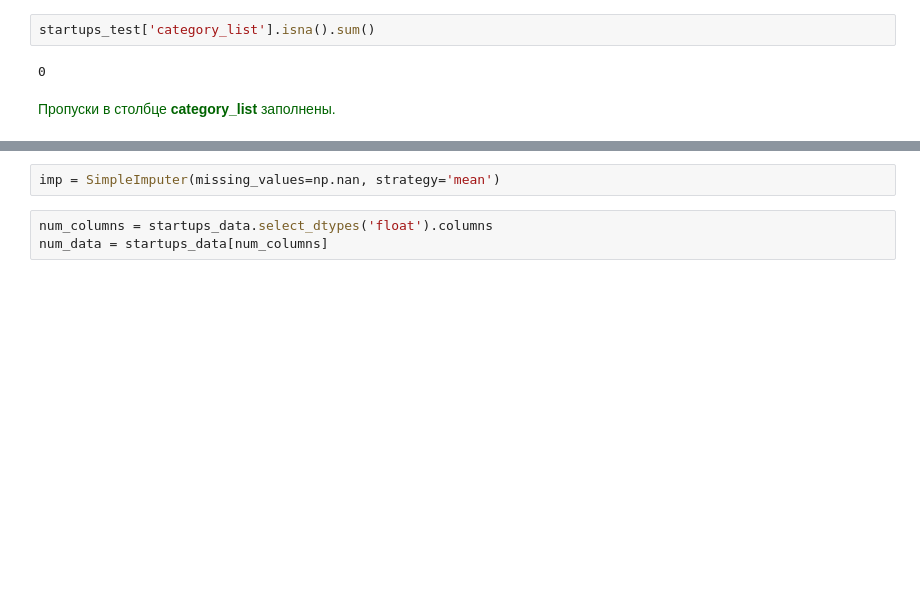
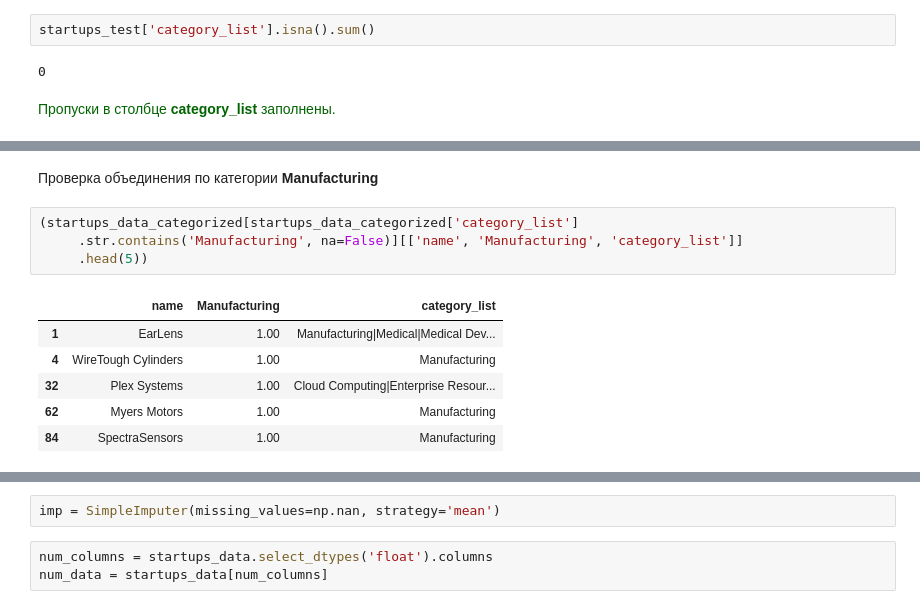
Before and after one commit to andrew-tvorogov/practicum_masterskaya_1, a Jupyter notebook: practicum_startups.ipynb, the cells around one changed output, grey strips where cells are left out. Drawn from its saved outputs; the diff is of its cells as text; blank space fills up the shorter version.

```diff
--- a/practicum_startups.ipynb
+++ b/practicum_startups.ipynb
@@ -562,0 +706,13 @@ startups_test['category_list'].isna().sum()
+# %% [markdown]
+Проверка объединения по категории **Manufacturing**
+# %%
+(startups_data_categorized[startups_data_categorized['category_list']
+     .str.contains('Manufacturing', na=False)][['name', 'Manufacturing', 'category_list']]
+     .head(5))
+# %% [output]
+|  | name | Manufacturing | category_list |
+| 1 | EarLens | 1.00 | Manufacturing|Medical|Medical Dev... |
+| 4 | WireTough Cylinders | 1.00 | Manufacturing |
+| 32 | Plex Systems | 1.00 | Cloud Computing|Enterprise Resour... |
+| 62 | Myers Motors | 1.00 | Manufacturing |
+| 84 | SpectraSensors | 1.00 | Manufacturing |
```
Also changed, not shown: parts of 41 cells of this notebook.
